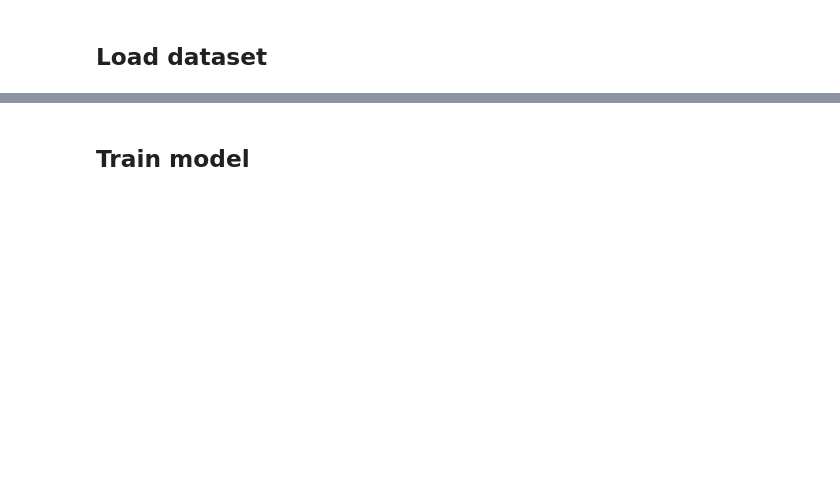
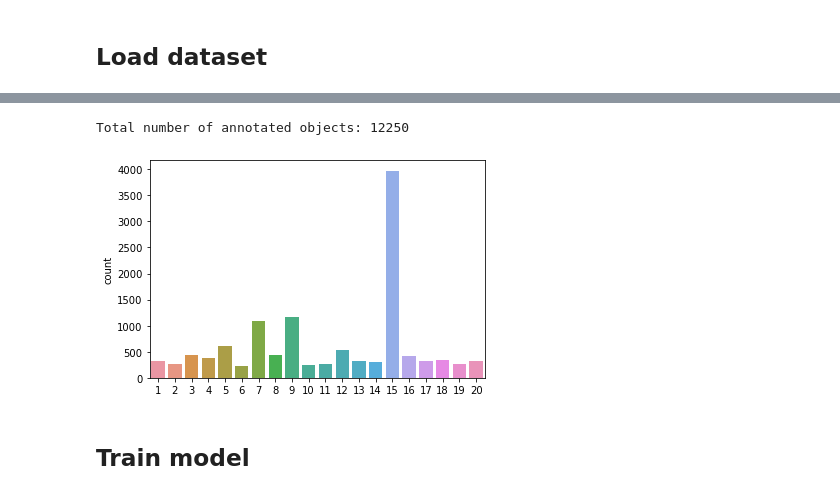
Before and after one commit to thuan00/single-shot-detection-pytorch, a Jupyter notebook: train-eval.ipynb, the cells around one changed output, grey strips where cells are left out. Drawn from its saved outputs; the diff is of its cells as text; code cells hidden in the pictures; blank space fills up the shorter version.

```diff
--- a/train-eval.ipynb
+++ b/train-eval.ipynb
@@ -42,2 +114,7 @@ dataloaders = dict(
+# %%
+visualize_objects_stat(valset)
+# %% [output]
+Total number of annotated objects: 12250
+[figure, added]
 # %% [markdown]
 ## Train model
```
Also changed, not shown: parts of 22 cells of this notebook.
